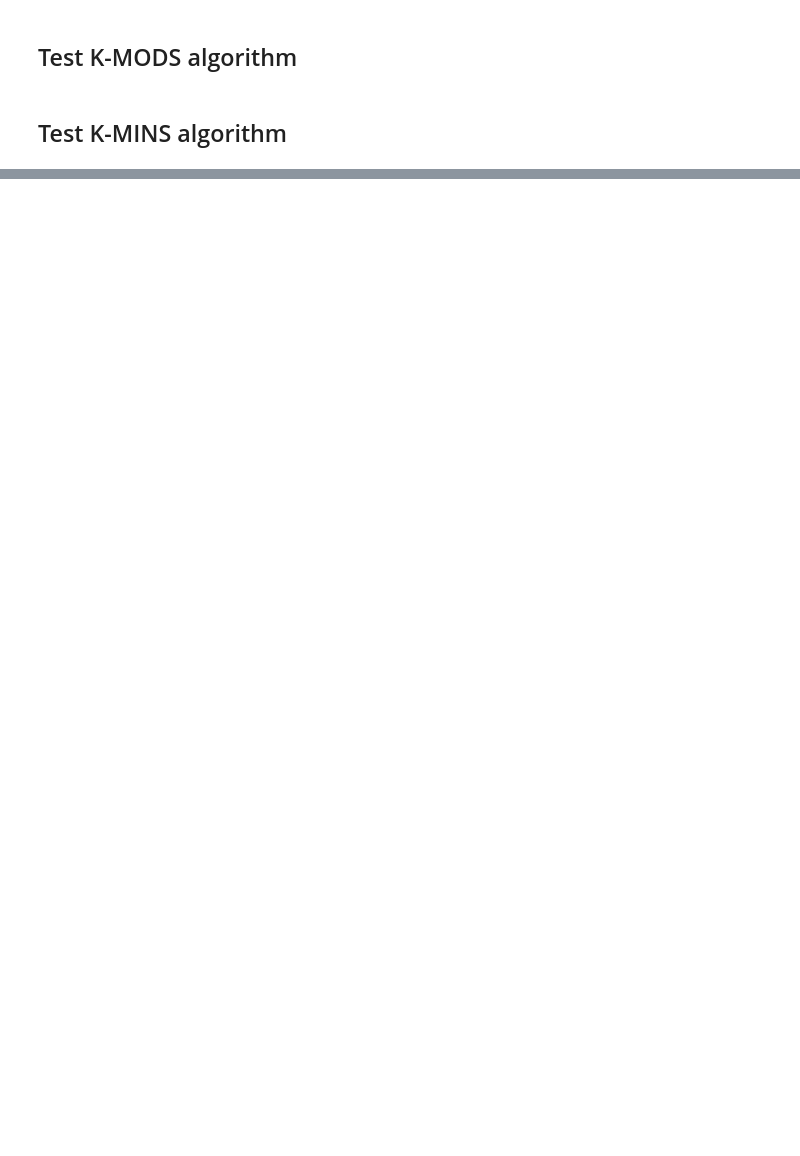
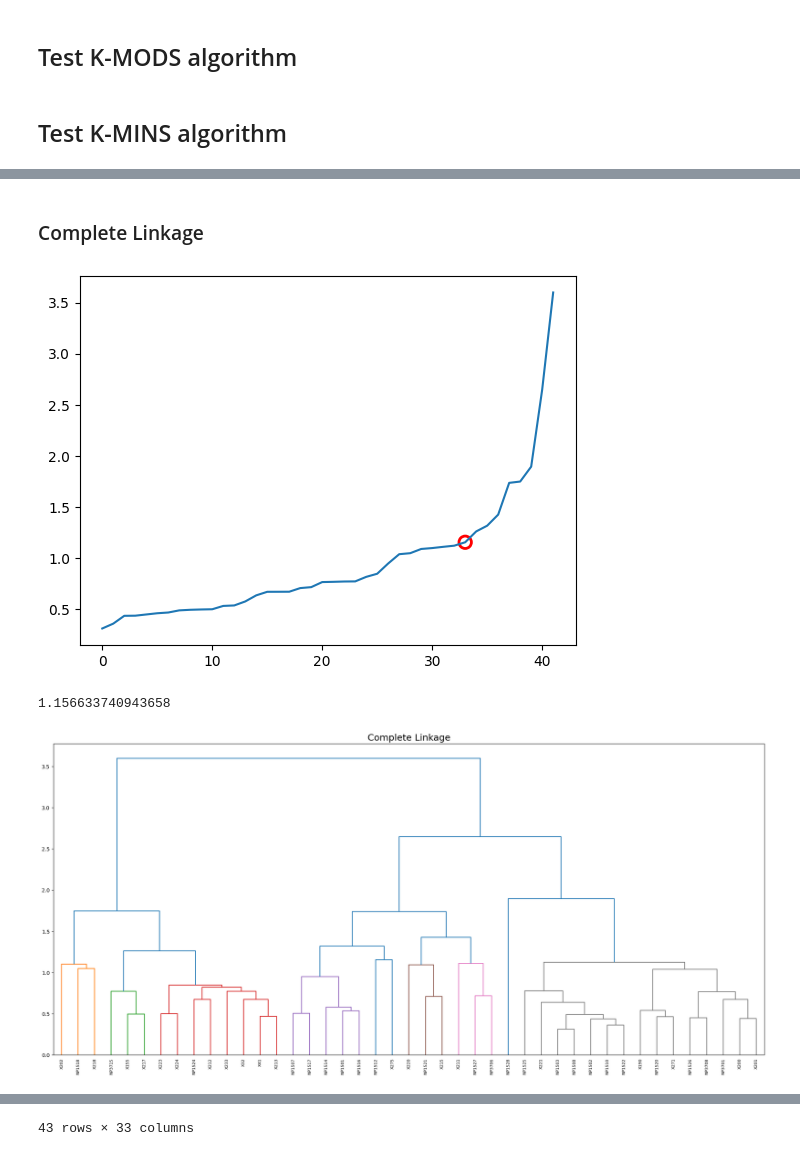
Before and after one commit to zelo2000/Xema, a Jupyter notebook: Python/Mater_read_data.ipynb, the cells around one changed output, grey strips where cells are left out. Saved outputs shown, nothing was run; the diff lists cells and outputs as text; code cells hidden in the pictures; blank space fills up the shorter version.

```diff
--- a/Python/Mater_read_data.ipynb
+++ b/Python/Mater_read_data.ipynb
@@ -187,0 +336,8 @@ data_index_clusterize.to_excel('result_index.xlsx')
+# %% [markdown]
+### Complete Linkage
+# %%
+hierarchical(data_index, "complete", 'interp1d', "Complete Linkage")
+# %% [output]
+[figure, added]
+1.156633740943658
+[figure, added]
@@ -187,0 +362 @@ data_index_clusterize.to_excel('result_index.xlsx')
+43 rows × 33 columns
```
Also changed, not shown: parts of 37 cells of this notebook, 37 other files.
